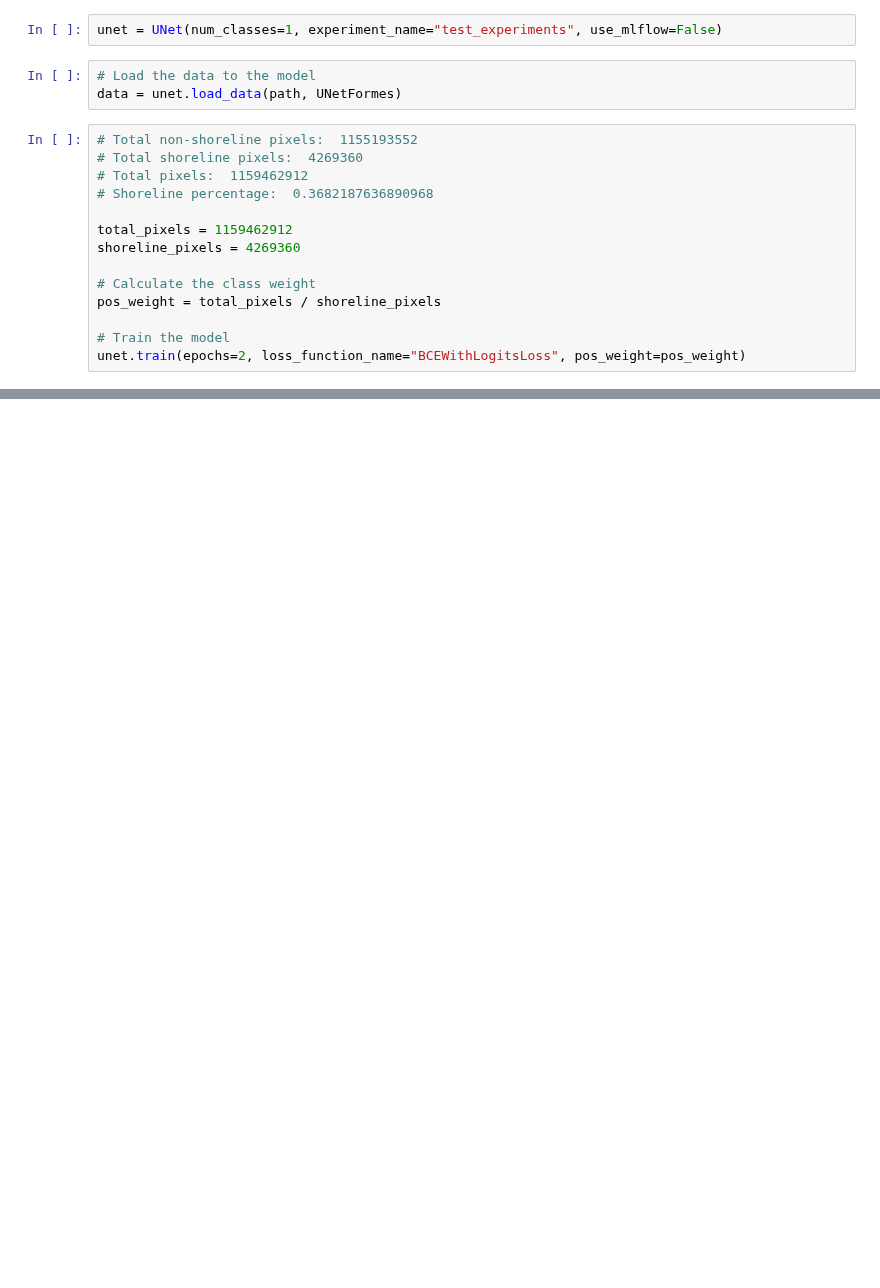
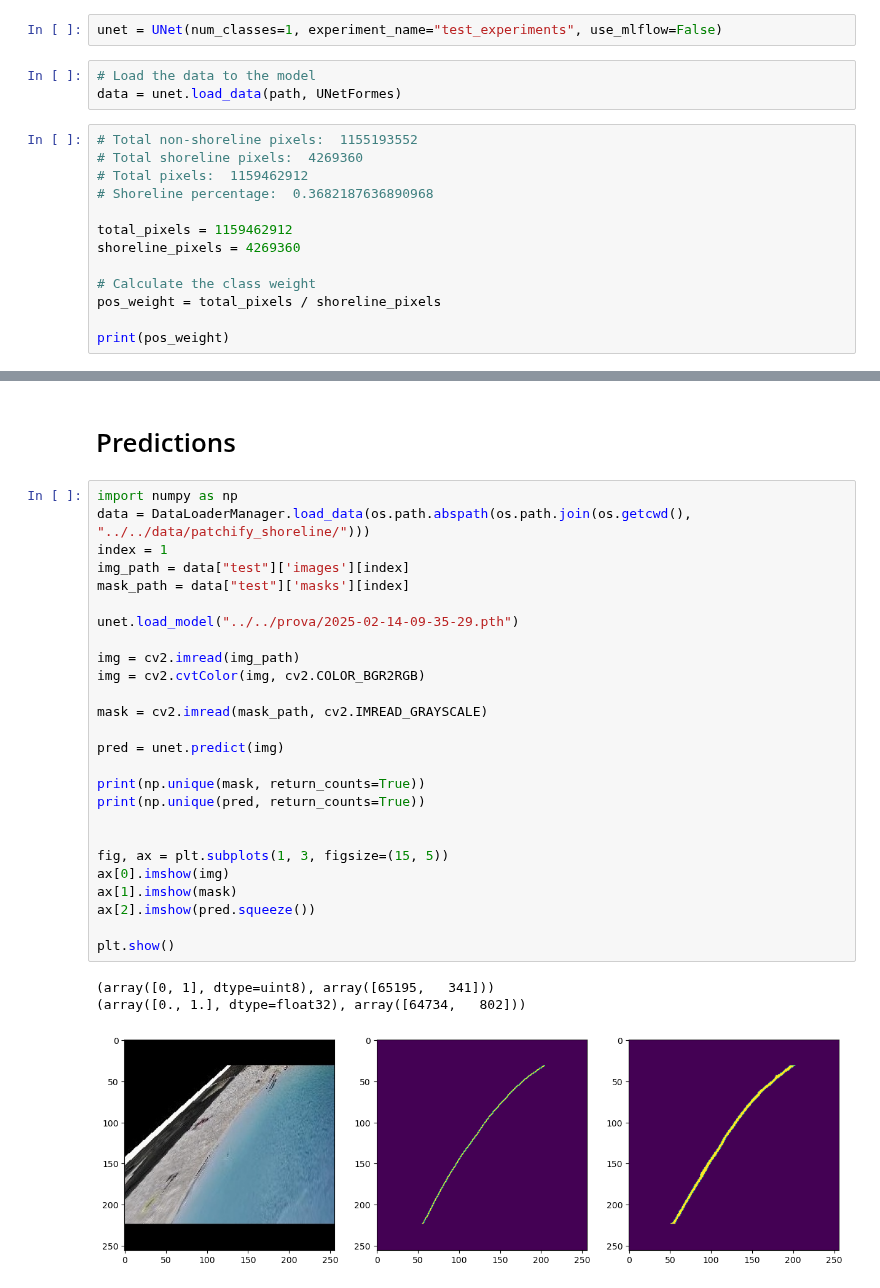
Before and after one commit to OliverJosep/Shoreline-extraction, a Jupyter notebook: notebooks/models/03_Binary_UNet.ipynb, the cells around one changed output, grey strips where cells are left out. Cells and saved outputs as stored; diff of their text form; blank space fills up the shorter version.

Commit message:
Prediction

```diff
--- a/notebooks/models/03_Binary_UNet.ipynb
+++ b/notebooks/models/03_Binary_UNet.ipynb
@@ -32,5 +37,4 @@ shoreline_pixels = 4269360
 # Calculate the class weight
 pos_weight = total_pixels / shoreline_pixels
 
-# Train the model
-unet.train(epochs=2, loss_function_name="BCEWithLogitsLoss", pos_weight=pos_weight)
+print(pos_weight)
@@ -36,0 +50,32 @@ unet.train(epochs=2, loss_function_name="BCEWithLogitsLoss", pos_weight=pos_weig
+# %% [markdown]
+# Predictions
+# %%
+import numpy as np
+data = DataLoaderManager.load_data(os.path.abspath(os.path.join(os.getcwd(), "../../data/patchify_shoreline/")))
+index = 1
+img_path = data["test"]['images'][index]
+mask_path = data["test"]['masks'][index]
+
+unet.load_model("../../prova/2025-02-14-09-35-29.pth")
+
+img = cv2.imread(img_path)
+img = cv2.cvtColor(img, cv2.COLOR_BGR2RGB)
+
+mask = cv2.imread(mask_path, cv2.IMREAD_GRAYSCALE)
+
+pred = unet.predict(img)
+
+print(np.unique(mask, return_counts=True))
+print(np.unique(pred, return_counts=True))
+
+
+fig, ax = plt.subplots(1, 3, figsize=(15, 5))
+ax[0].imshow(img)
+ax[1].imshow(mask)
+ax[2].imshow(pred.squeeze())
+
+plt.show()
+# %% [output]
+(array([0, 1], dtype=uint8), array([65195,   341]))
+(array([0., 1.], dtype=float32), array([64734,   802]))
+[figure, added]
```
Also changed, not shown: parts of 4 cells of this notebook, 4 other files.
